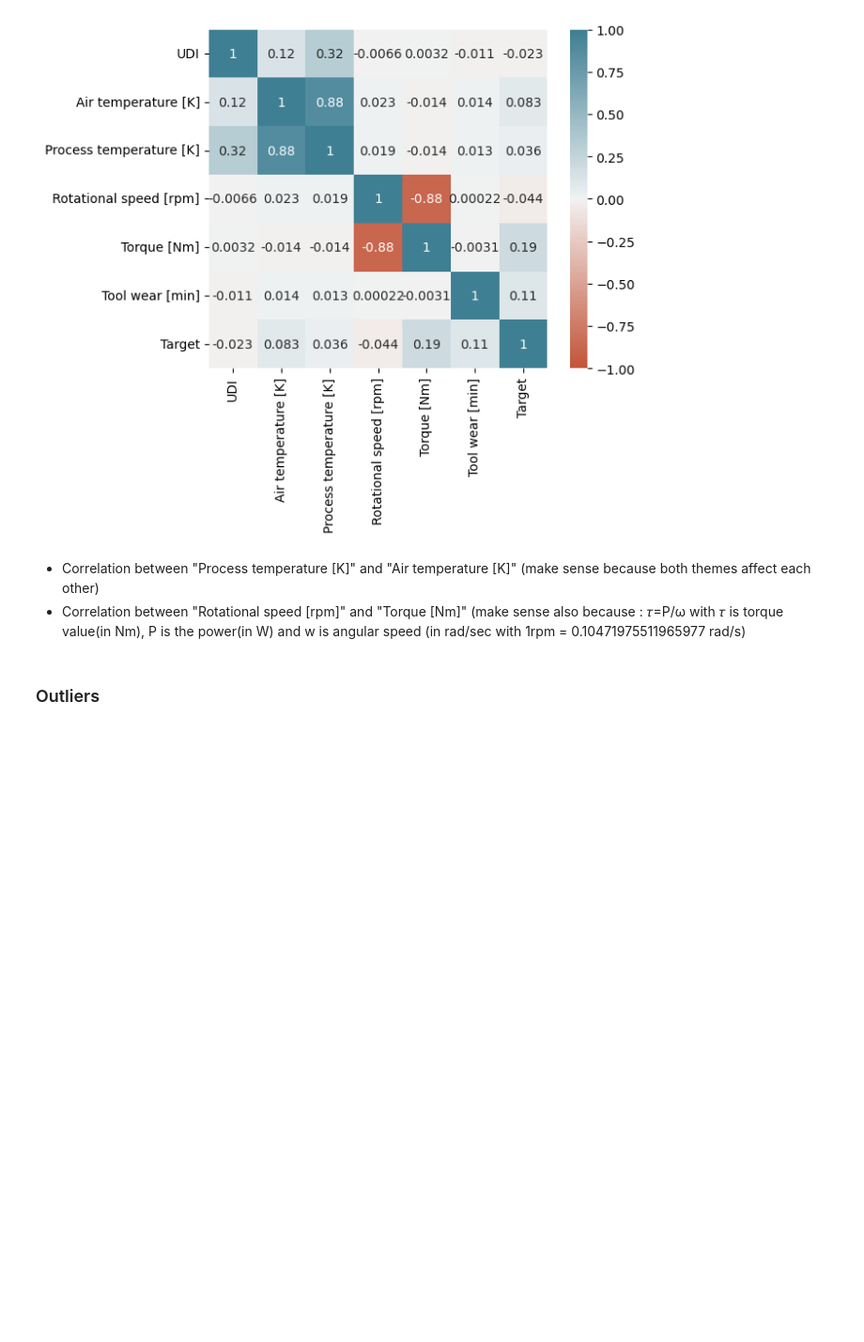
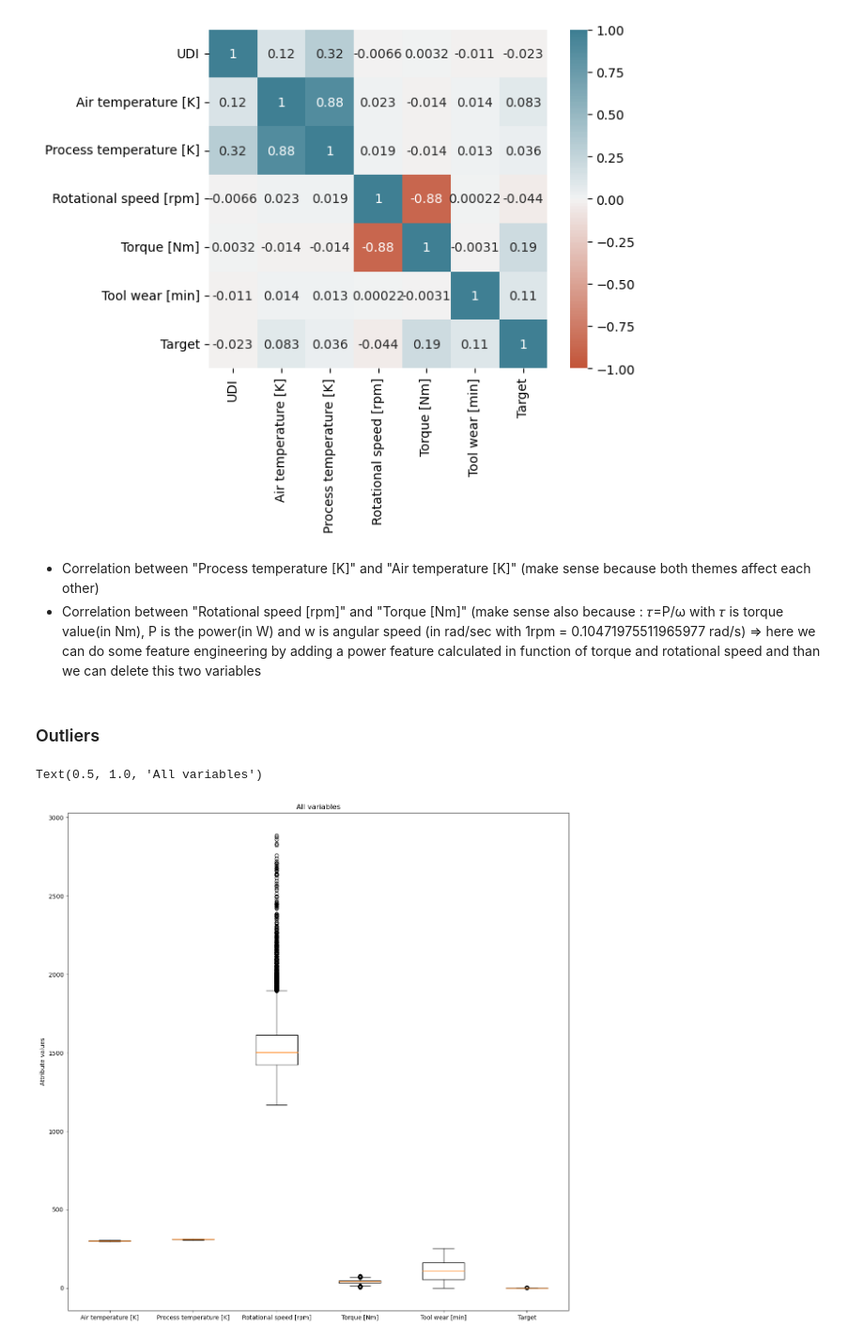
Before and after one commit to AmraniMohammed/Predictive-Maintenance, a Jupyter notebook: Predictive maintenance.ipynb, the cells around one changed output. Shown: that part at 94% size. Cells and saved outputs as stored; diff of their text form; code cells hidden in the pictures; blank space fills up the shorter version.

```diff
--- a/Predictive maintenance.ipynb
+++ b/Predictive maintenance.ipynb
@@ -245,6 +244,6 @@ sns.heatmap(df.corr(),vmin=-1, vmax=1, center=0, cmap=sns.diverging_palette(20,
 [figure]
 # %% [markdown]
 - Correlation between "Process temperature [K]" and "Air temperature [K]" (make sense because both themes affect each other)
-- Correlation between "Rotational speed [rpm]" and "Torque [Nm]" (make sense also because : 𝜏=P/ω with 𝜏 is torque value(in Nm), P is the power(in W) and w is  angular speed (in rad/sec with 1rpm = 0.10471975511965977 rad/s)
+- Correlation between "Rotational speed [rpm]" and "Torque [Nm]" (make sense also because : 𝜏=P/ω with 𝜏 is torque value(in Nm), P is the power(in W) and w is  angular speed (in rad/sec with 1rpm = 0.10471975511965977 rad/s) => here we can do some feature engineering by adding a power feature calculated in function of torque and rotational speed and than we can delete this two variables
 # %% [markdown]
 ### Outliers
@@ -256,3 +258,16 @@ def generate_scores(mean=60,std_dev=12,num_samples=200):
     return scores
 
 scores_data = generate_scores()
+# %%
+#box plot the numerical attributes
+#convert data frame to array for plotting
+plot_array = df[num_columns].values
+plt.figure(figsize=(15, 15))
+plt.boxplot(plot_array)
+# Nice labels using attribute names on the x-axis.
+plt.xticks(range(1,len(num_columns) + 1), num_columns)
+plt.ylabel(("Attribute values"))
+plt.title('All variables')
+# %% [output]
+Text(0.5, 1.0, 'All variables')
+[figure, added]
```
Also changed, not shown: parts of 16 cells of this notebook.
